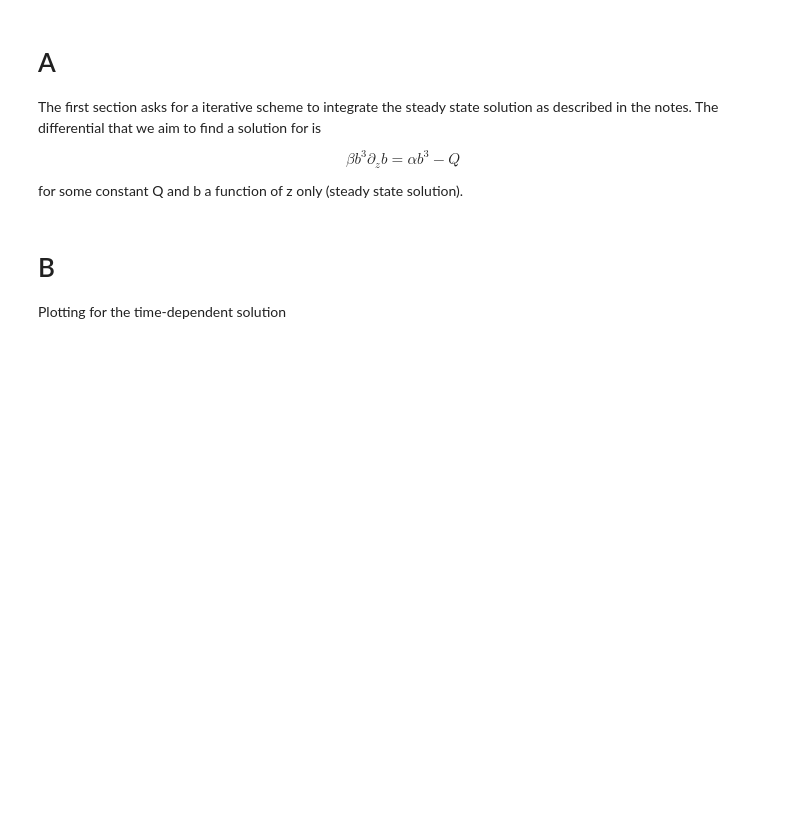
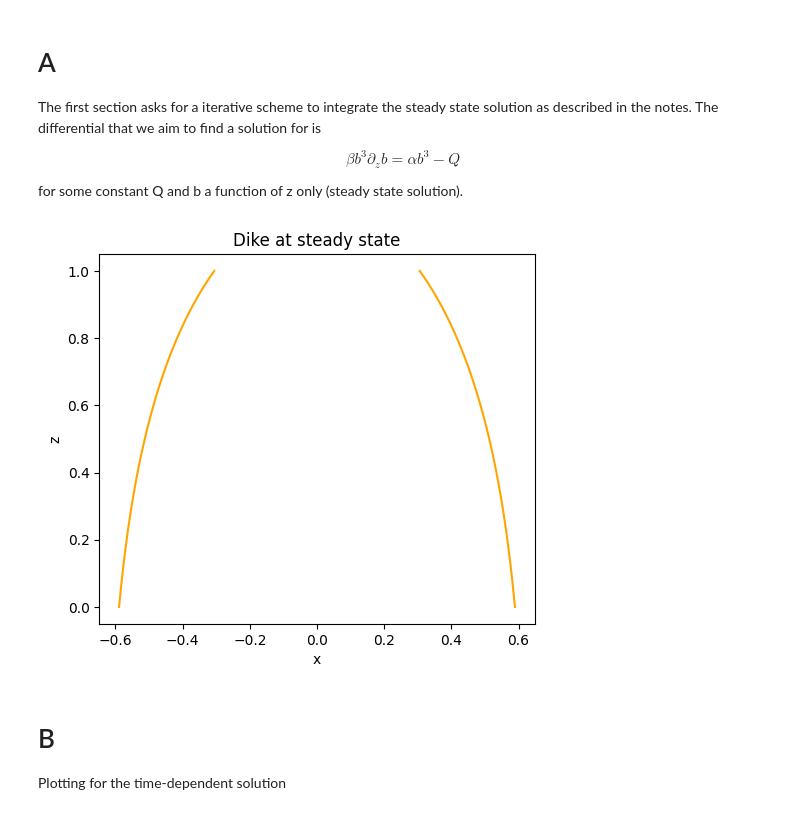
Before and after one commit to obokhove/FDnumerics2526, a Jupyter notebook: Alex_Carey/Exercise 1/Code.ipynb, the cells around one changed output. Cells and saved outputs as stored; diff of their text form; code cells hidden in the pictures; blank space fills up the shorter version.

```diff
--- a/Alex_Carey/Exercise 1/Code.ipynb
+++ b/Alex_Carey/Exercise 1/Code.ipynb
@@ -41,6 +41,26 @@ import plotly.express as px
 
 fig = px.line(df, x='z', y='b', title='Discretization of b against z', labels={'z': 'z', 'b': 'b'})
 fig.show()
+# %%
+# A plot of the dike at steady state throughout its height z and with width b
+# A plot with two lines that are symmetric about the y-axis with the x-axis being b/2 and the y-axis being z
+table = {
+    "z": [row[0] for row in result],
+    "b": [row[1] for row in result],
+    "b/2": [row[1]/2 for row in result],
+    "-b/2": [-row[1]/2 for row in result]
+}
+# Use matplotlib to plot with lines for b/2 and -b/2 against z
+import matplotlib.pyplot as plt
+plt.plot(table["b/2"], table["z"], label='b/2', color='orange')
+plt.plot(table["-b/2"], table["z"], label='-b/2', color='orange')
+plt.xlabel('x')
+plt.ylabel('z')
+plt.title('Dike at steady state')
+plt.gca().set_aspect('equal', adjustable='box')
+plt.show()
+# %% [output]
+[figure, added]
 # %% [markdown]
 # B
 Plotting for the time-dependent solution
```
Also changed, not shown: parts of 12 cells of this notebook.
